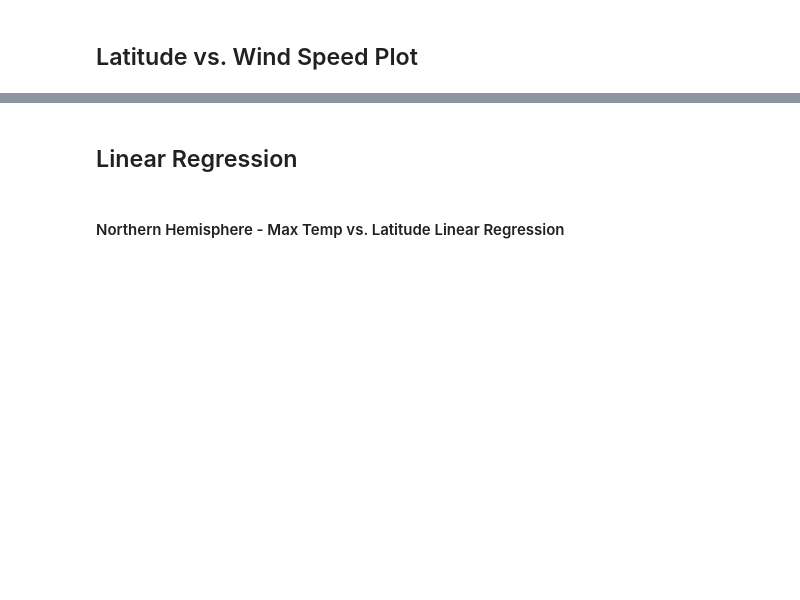
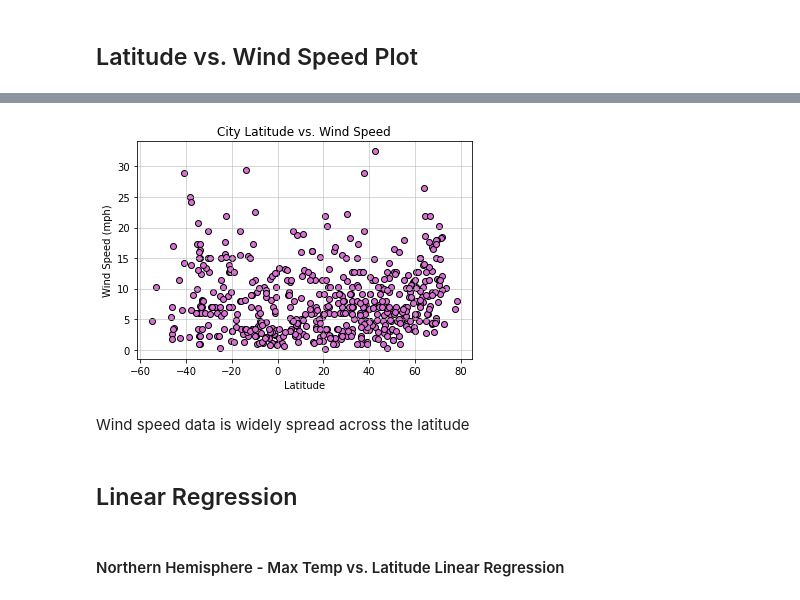
Before and after one commit to KristenBlanchard/python-api-challenge, a Jupyter notebook: WeatherPy/WeatherPy.ipynb, the cells around one changed output, grey strips where cells are left out. Saved outputs shown, nothing was run; the diff lists cells and outputs as text; code cells hidden in the pictures; blank space fills up the shorter version.

```diff
--- a/WeatherPy/WeatherPy.ipynb
+++ b/WeatherPy/WeatherPy.ipynb
@@ -176,2 +244,15 @@ Skip this step if there are no cities that have humidity > 100%.
+# %%
+# Build Lat and Wind Speed scatter plot
+plt.scatter(clean_city_data["Lat"], clean_city_data["Wind Speed"], facecolor = "orchid", edgecolor = "black")
+
+# Extras
+plt.title("City Latitude vs. Wind Speed")
+plt.xlabel("Latitude")
+plt.ylabel("Wind Speed (mph)")
+plt.grid(linestyle='-', linewidth=1, alpha = 0.5)
+# %% [output]
+[figure, added]
+# %% [markdown]
+Wind speed data is widely spread across the latitude
 # %% [markdown]
 ## Linear Regression
```
Also changed, not shown: parts of 47 cells of this notebook, 16 other files.
